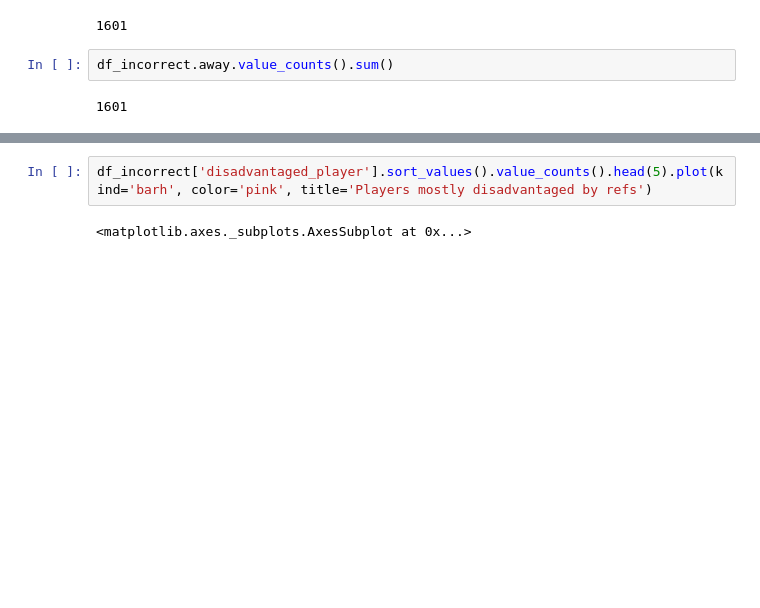
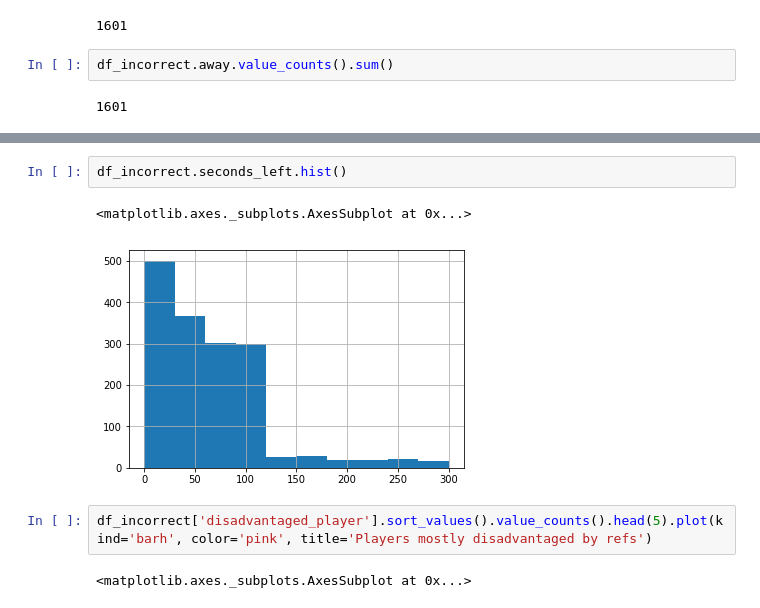
Before and after one commit to chrgavalas/data-projects, a Jupyter notebook: code/project6/NBA referring.ipynb, the cells around one changed output, grey strips where cells are left out. Drawn from its saved outputs; the diff is of its cells as text; blank space fills up the shorter version.

```diff
--- a/code/project6/NBA referring.ipynb
+++ b/code/project6/NBA referring.ipynb
@@ -104,3 +104,8 @@ df_incorrect
+# %%
+df_incorrect.seconds_left.hist()
+# %% [output]
+<matplotlib.axes._subplots.AxesSubplot at 0x...>
+[figure, added]
 # %%
 df_incorrect['disadvantaged_player'].sort_values().value_counts().head(5).plot(kind='barh', color='pink', title='Players mostly disadvantaged by refs')
 # %% [output]
```
Also changed, not shown: parts of 2 cells of this notebook, 3 other files.
